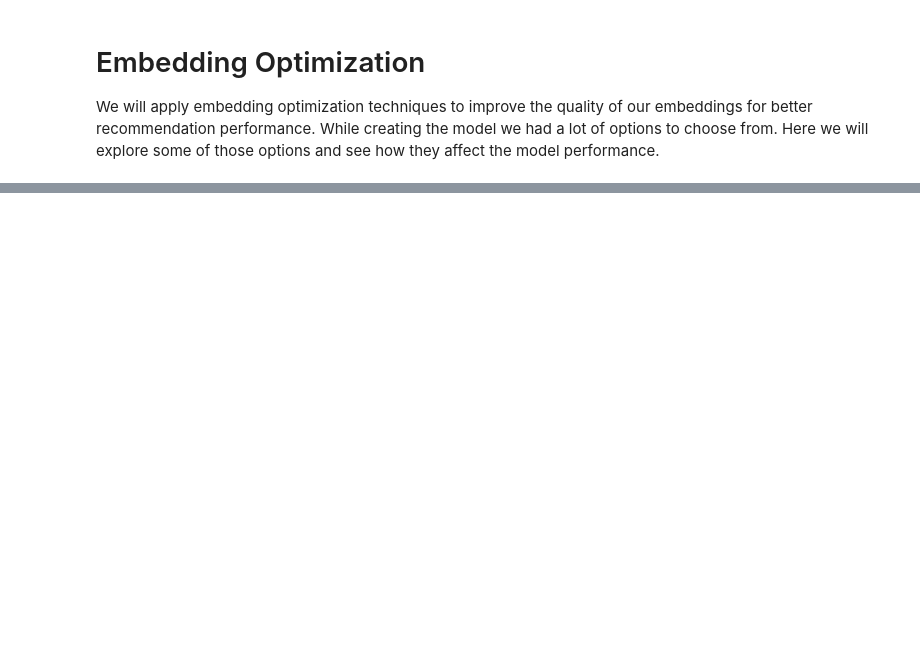
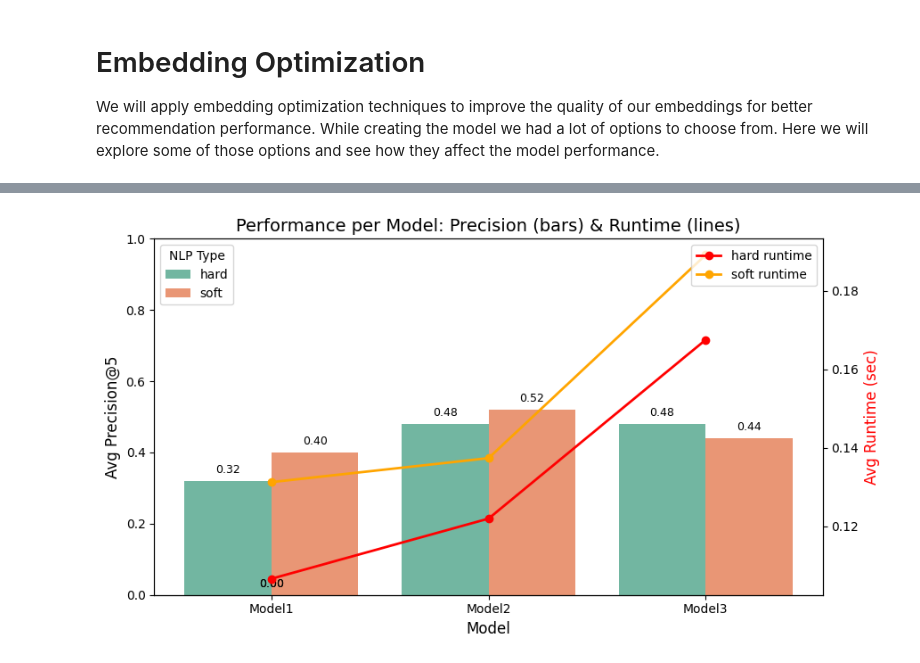
Before and after one commit to DanielvG-IT/Avans, a Jupyter notebook: Notebooks/8_optimization_se.ipynb, the cells around one changed output, grey strips where cells are left out. Drawn from its saved outputs; the diff is of its cells as text; code cells hidden in the pictures; blank space fills up the shorter version.

```diff
--- a/Notebooks/8_optimization_se.ipynb
+++ b/Notebooks/8_optimization_se.ipynb
@@ -472,0 +167,9 @@ After evaluating the different variations of embedding models, NLP preprocessing
+# %%
+def precision_at_k(top_matches, k, relevant_set):
+    """
+    top_matches: list of (index, score)
+    relevant_set: set of ground truth module indices
+    """
+    top_indices = [idx for idx, _ in top_matches[:k]]
+    relevant_in_top_k = sum(1 for idx in top_indices if idx in relevant_set)
+    return relevant_in_top_k / k
@@ -472,0 +221,6 @@ After evaluating the different variations of embedding models, NLP preprocessing
+# %%
+# Only print the actual predictions (list of dicts) from benchmark_data
+for entry in benchmark_data:
+    print(entry.get("student", ''), ': ', entry.get("model", ''), ' | ', entry.get("nlp", ''))
+    print(entry.get("predictions", []))
+    print()
@@ -472,0 +245,5 @@ After evaluating the different variations of embedding models, NLP preprocessing
+# %%
+# Transform benchmark_data into a DataFrame for easier plotting
+benchmark_df = pd.DataFrame(columns=['student','model','nlp','precision@5','time_sec'])
+for entry in benchmark_data:
+    benchmark_df = pd.concat([benchmark_df, pd.DataFrame([entry])], ignore_index=True)
@@ -472,0 +296,67 @@ After evaluating the different variations of embedding models, NLP preprocessing
+# %%
+# Grouped performance per model & NLP
+grouped = benchmark_df.groupby(['model','nlp']).agg({
+    'precision@5': 'mean',
+    'time_sec': 'mean'
+}).reset_index()
+
+# ensure consistent model order (use the models defined earlier)
+model_order = list(model_options.keys())
+nlp_types = sorted(grouped['nlp'].unique())  # e.g. ['hard','soft']
+
+fig, ax1 = plt.subplots(figsize=(9,5))
+
+# grouped bars: precision per model, split by nlp
+sns.barplot(
+    data=grouped,
+    x='model',
+    y='precision@5',
+    hue='nlp',
+    order=model_order,
+    palette="Set2",
+    ax=ax1
+)
+
+ax1.set_ylabel("Avg Precision@5", color="black", fontsize=12)
+ax1.set_ylim(0, 1)
+ax1.set_xlabel("Model", fontsize=12)
+ax1.set_title("Performance per Model: Precision (bars) & Runtime (lines)", fontsize=14)
+
+# annotate each bar with its precision value
+for p in ax1.patches:
+    height = p.get_height()
+    if not np.isnan(height):
+        ax1.annotate(f"{height:.2f}",
+                     (p.get_x() + p.get_width() / 2., height),
+                     ha='center', va='bottom', fontsize=9, xytext=(0, 4), textcoords='offset points')
+
+# second y-axis for runtime
+ax2 = ax1.twinx()
+ax2.set_ylabel("Avg Runtime (sec)", color="red", fontsize=12)
+
+# x positions for line plots (centered on each model)
+x_pos = np.arange(len(model_order))
+
+# plot runtime line for each NLP type
+colors = ["red", "orange"]
+for i, nlp in enumerate(nlp_types):
+    times = [
+        grouped[(grouped['model'] == m) & (grouped['nlp'] == nlp)]['time_sec'].values[0]
+        if not grouped[(grouped['model'] == m) & (grouped['nlp'] == nlp)].empty else np.nan
+        for m in model_order
+    ]
+    ax2.plot(x_pos, times, marker='o', color=colors[i % len(colors)], label=f"{nlp} runtime", linewidth=2)
+
+# align x ticks to model positions
+ax1.set_xticks(x_pos)
+ax1.set_xticklabels(model_order)
+
+# legends: keep bar (hue) legend and add runtime legend
+handles1, labels1 = ax1.get_legend_handles_labels()
+leg1 = ax1.legend(handles1, labels1, title='NLP Type', loc='upper left')
+leg2 = ax2.legend(loc='upper right')
+
+plt.tight_layout()
+plt.show()
+# %% [output]
+[figure, added]
```
Also changed, not shown: parts of 47 cells of this notebook.
